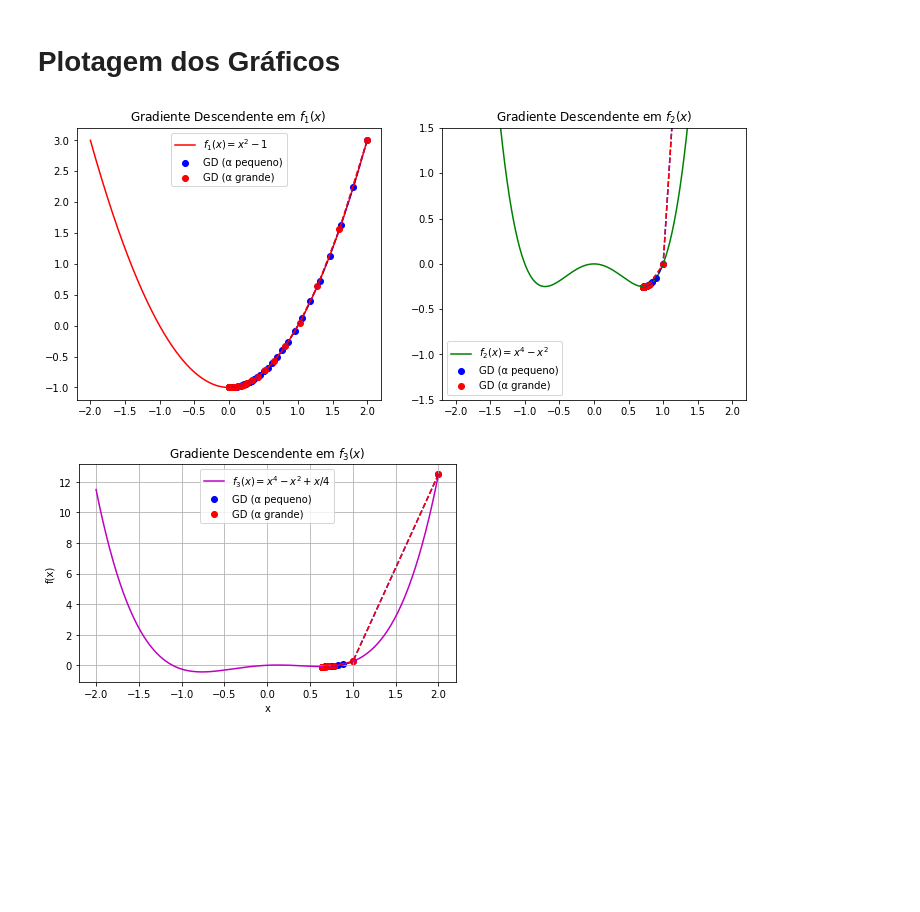
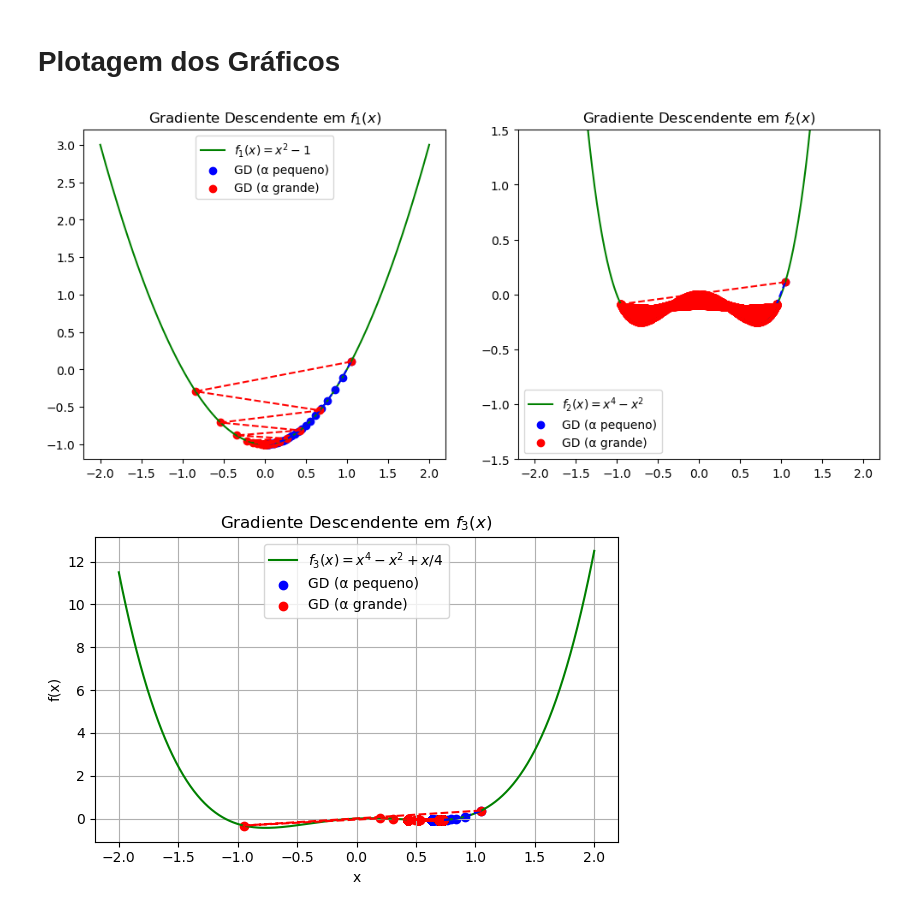
Before and after one commit to giovannicriso/GRADIENTE-DESCENDENTE, a Jupyter notebook: programa1.ipynb, the cells around one changed output. Cells and saved outputs as stored; diff of their text form; code cells hidden in the pictures; blank space fills up the shorter version.

```diff
--- a/programa1.ipynb
+++ b/programa1.ipynb
@@ -22,7 +22,7 @@ def grad_f2(x):
 def grad_f3(x):
     return 4*x**3 - 2*x + 1/4  #derivada de f3
 
-def gradient_descent(f, grad_f, x0, alpha, steps, max_step=1.0):
+def gradient_descent(f, grad_f, x0, alpha, steps, max_step=2.0):
     x_values = [x0]
     for _ in range(steps):
         step = -alpha * grad_f(x_values[-1])
@@ -35,9 +35,9 @@ def gradient_descent(f, grad_f, x0, alpha, steps, max_step=1.0):
 # %%
 
 x = np.linspace(-2, 2, 400)
-x0 = 2  # Ponto inicial do gradiente descendente
+x0 = 1.05
 alpha_small = 0.05  # Super parâmetro pequeno
-alpha_large = 0.1  # Super parâmetro grande
+alpha_large = 0.9 # Super parâmetro grande
 steps = 1000  # Número de iterações
 # %% [markdown]
 # Cálculo do gradiente descendente
@@ -56,38 +56,38 @@ x_vals_f3_large = gradient_descent(f3, grad_f3, x0, alpha_large, steps)
 fig, axes = plt.subplots(1, 2, figsize=(12, 5))
 
 # Gráfico f1(x)
-axes[0].plot(x, f1(x), 'r-', label='$f_1(x) = x^2 - 1$')
+axes[0].plot(x, f1(x), 'g-', label='$f_1(x) = x^2 - 1$')
 axes[0].scatter(x_vals_f1_small, f1(x_vals_f1_small), color='blue', label='GD (α pequeno)')
 axes[0].scatter(x_vals_f1_large, f1(x_vals_f1_large), color='red', label='GD (α grande)')
 axes[0].plot(x_vals_f1_small, f1(x_vals_f1_small), 'b--')
 axes[0].plot(x_vals_f1_large, f1(x_vals_f1_large), 'r--')
 axes[0].set_title("Gradiente Descendente em $f_1(x)$")
 axes[0].legend()
 
 # Gráfico f2(x)
 axes[1].plot(x, f2(x), 'g-', label='$f_2(x) = x^4 - x^2$')
 axes[1].set_ylim(-1.5, 1.5)
 axes[1].scatter(x_vals_f2_small, f2(x_vals_f2_small), color='blue', label='GD (α pequeno)')
 axes[1].scatter(x_vals_f2_large, f2(x_vals_f2_large), color='red', label='GD (α grande)')
 axes[1].plot(x_vals_f2_small, f2(x_vals_f2_small), 'b--')
 axes[1].plot(x_vals_f2_large, f2(x_vals_f2_large), 'r--')
 axes[1].set_title("Gradiente Descendente em $f_2(x)$")
 axes[1].legend()
 
 plt.figure(figsize=(6, 4))
-plt.plot(x, f3(x), 'm-', label='$f_3(x) = x^4 - x^2 + x/4$')
+plt.plot(x, f3(x), 'g-', label='$f_3(x) = x^4 - x^2 + x/4$')
 plt.scatter(x_vals_f3_small, f3(x_vals_f3_small), color='blue', label='GD (α pequeno)')
 plt.scatter(x_vals_f3_large, f3(x_vals_f3_large), color='red', label='GD (α grande)')
 plt.plot(x_vals_f3_small, f3(x_vals_f3_small), 'b--')
 plt.plot(x_vals_f3_large, f3(x_vals_f3_large), 'r--')
 plt.title("Gradiente Descendente em $f_3(x)$")
 plt.xlabel("x")
 plt.ylabel("f(x)")
 plt.legend()
 plt.grid(True)
 plt.tight_layout()
 
 plt.show()
 # %% [output]
-[figure, old version]
+[figure, new version]
-[figure, old version]
+[figure, new version]
```
